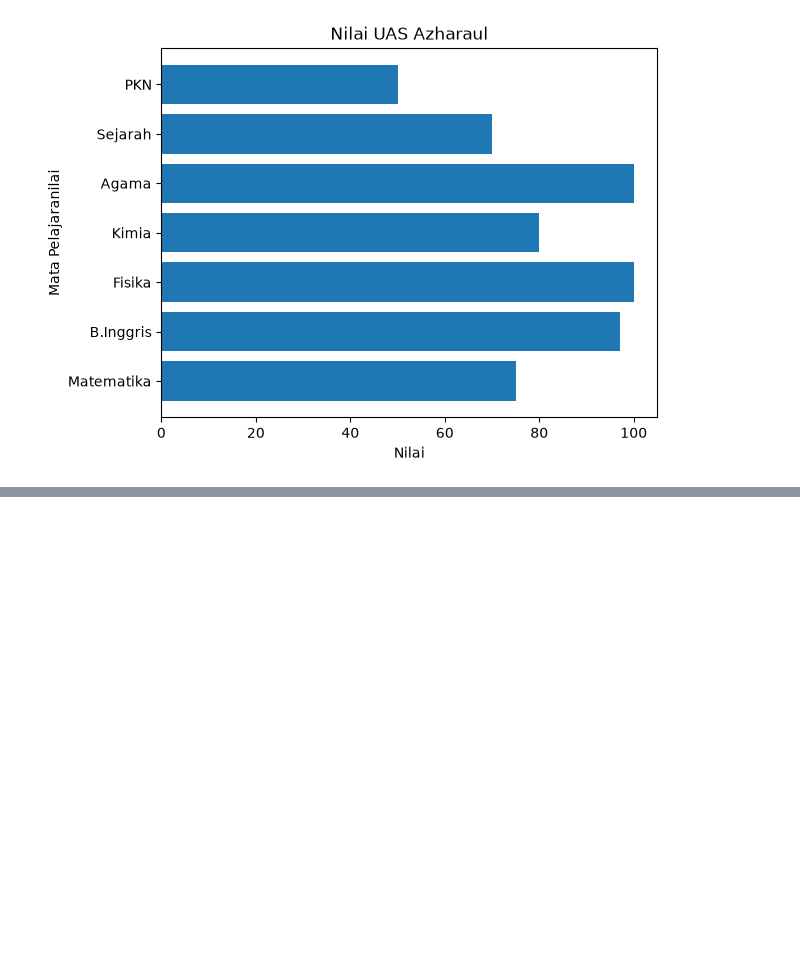
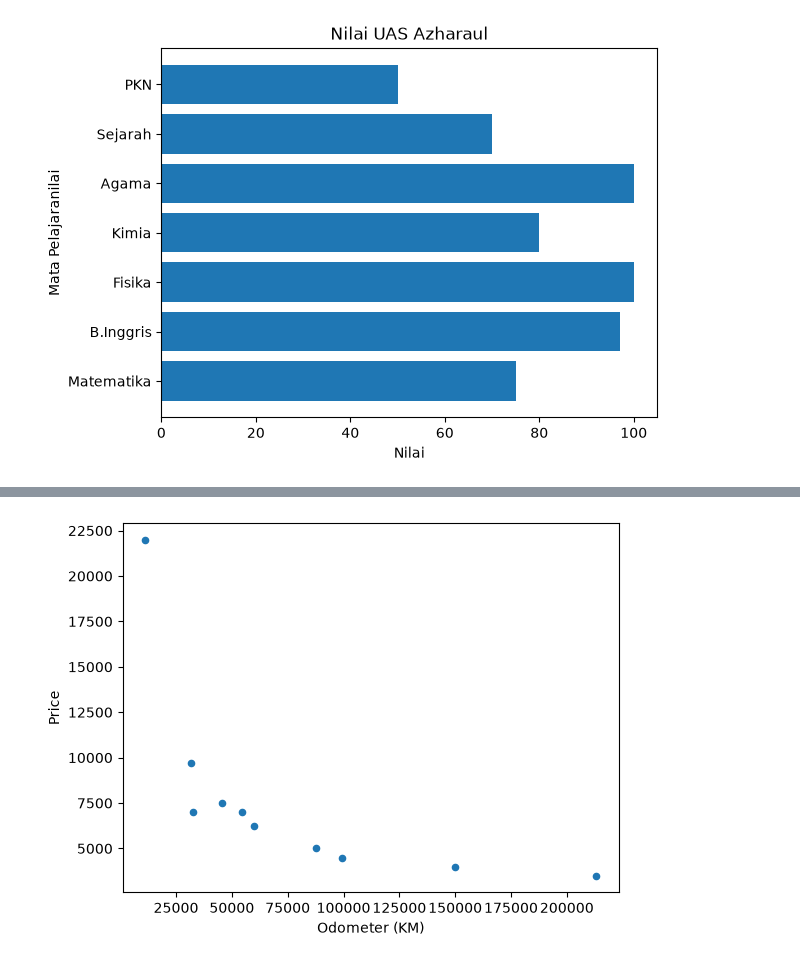
Before and after one commit to azharaul/ds-ml-learning-journey, a Jupyter notebook: matplotlib.ipynb, the cells around one changed output, grey strips where cells are left out. Cells and saved outputs as stored; diff of their text form; code cells hidden in the pictures; blank space fills up the shorter version.

```diff
--- a/intorduction to matplotlib.ipynb
+++ b/matplotlib.ipynb
@@ -148,0 +232,4 @@ fig.tight_layout()
+# %%
+df.plot(x='Odometer (KM)', y='Price', kind='scatter');
+# %% [output]
+[figure, added]
```
Also changed, not shown: parts of 12 cells of this notebook, 3 other files.
